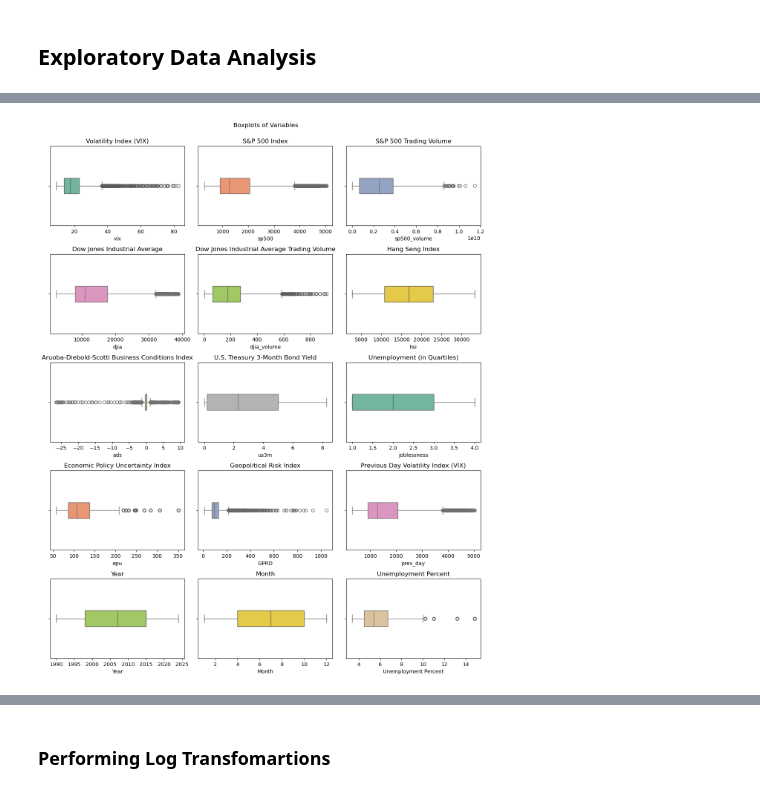
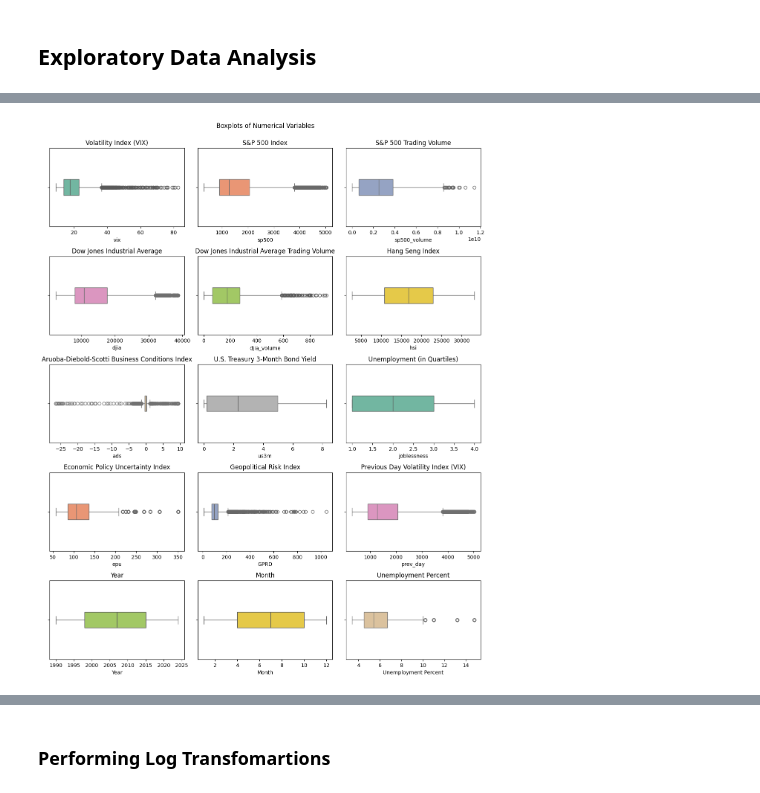
Before and after one commit to INFO-523-F25/final-project-team-5, a Jupyter notebook: main.ipynb, the cells around one changed output, grey strips where cells are left out. Saved outputs shown, nothing was run; the diff lists cells and outputs as text; code cells hidden in the pictures.

```diff
--- a/main.ipynb
+++ b/main.ipynb
@@ -152,7 +154,7 @@ column_name_mapping = {
     'joblessness': 'Unemployment (in Quartiles)'
 }
 # %%
-viz.boxplot_visuals(stock_data_final, stock_data_sample, column_name_mapping, 'Boxplots of Variables')
+viz.boxplot_visuals(stock_data_final, stock_data_sample, column_name_mapping, 'Boxplots of Numerical Variables')
 # %% [output]
-[figure, old version]
+[figure, new version]
 # %%
```
Also changed, not shown: parts of 30 cells of this notebook, 7 other files.
